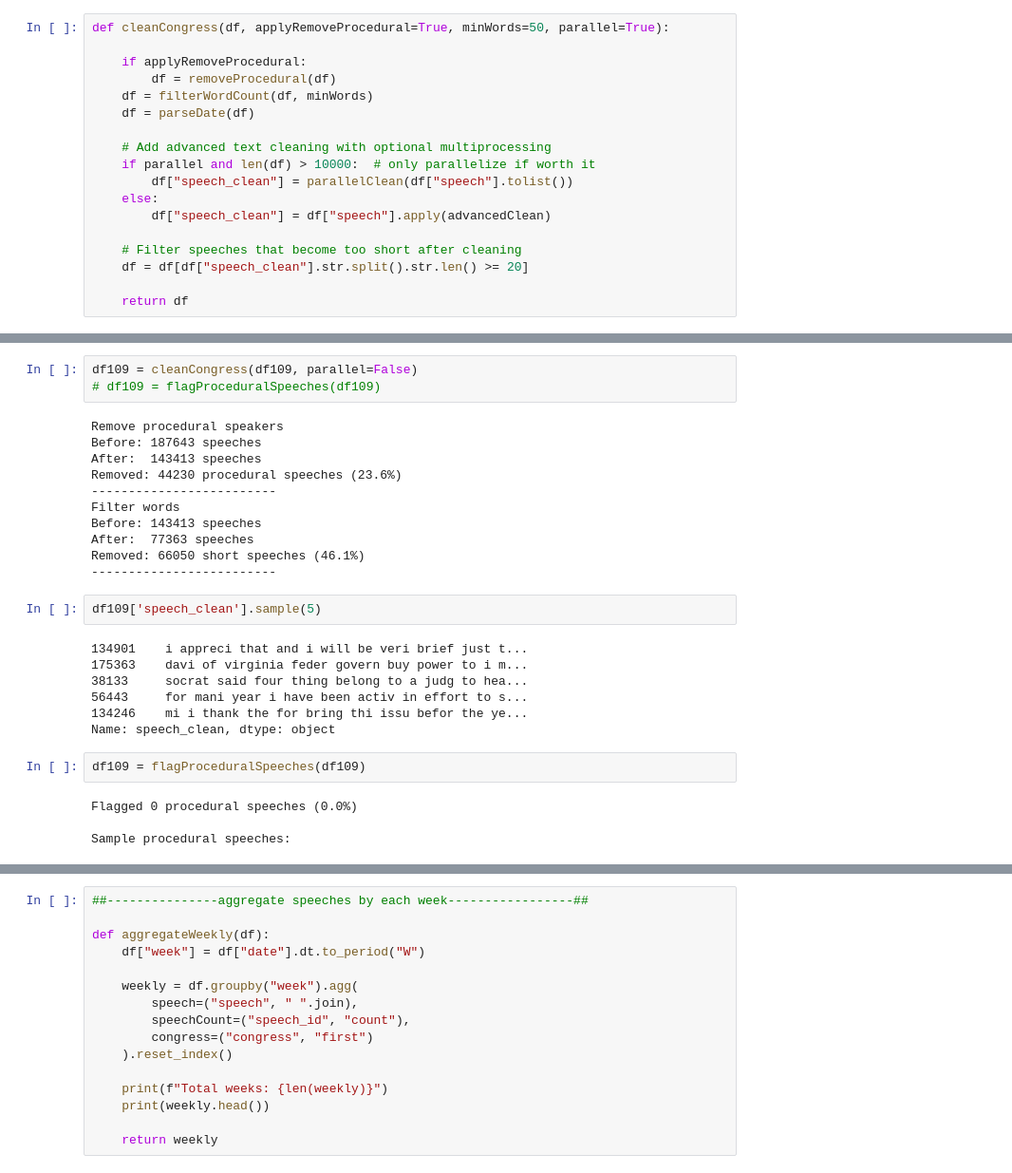
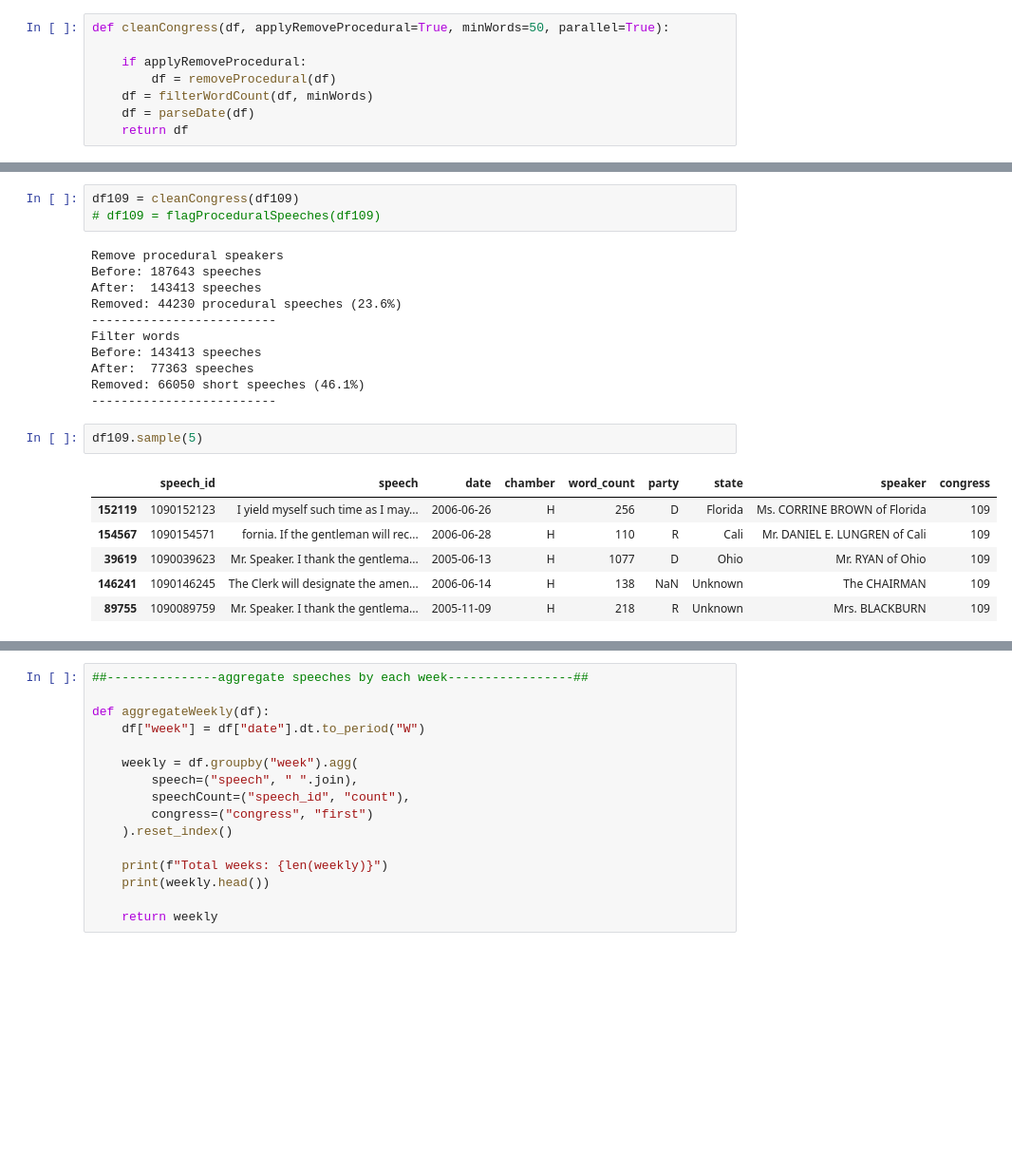
Before and after one commit to macdeath-AA/congressional-records-events-saliency, a Jupyter notebook: code/preprocessing.ipynb, the cells around one changed output, grey strips where cells are left out. Shown at 95% size. Cells and saved outputs as stored; diff of their text form; blank space fills up the shorter version.

```diff
--- a/code/preprocessing.ipynb
+++ b/code/preprocessing.ipynb
@@ -178,16 +124,6 @@ def cleanCongress(df, applyRemoveProcedural=True, minWords=50, parallel=True):
         df = removeProcedural(df)
     df = filterWordCount(df, minWords)
     df = parseDate(df)
-
-    # Add advanced text cleaning with optional multiprocessing
-    if parallel and len(df) > 10000:  # only parallelize if worth it
-        df["speech_clean"] = parallelClean(df["speech"].tolist())
-    else:
-        df["speech_clean"] = df["speech"].apply(advancedClean)
-
-    # Filter speeches that become too short after cleaning
-    df = df[df["speech_clean"].str.split().str.len() >= 20]
-
     return df
 # %%
 ##------------------------ adv cleaning pt2--------------------------------##
@@ -271,5 +174,5 @@ Name: speech_clean, dtype: object
 # %%
-df109 = cleanCongress(df109, parallel=False)
+df109 = cleanCongress(df109)
 # df109 = flagProceduralSpeeches(df109)
 # %% [output]
 Remove procedural speakers
@@ -283,17 +186,11 @@ After:  77363 speeches
 Removed: 66050 short speeches (46.1%)
 -------------------------
 # %%
-df109['speech_clean'].sample(5)
+df109.sample(5)
 # %% [output]
-134901    i appreci that and i will be veri brief just t...
-175363    davi of virginia feder govern buy power to i m...
-38133     socrat said four thing belong to a judg to hea...
-56443     for mani year i have been activ in effort to s...
-134246    mi i thank the for bring thi issu befor the ye...
-Name: speech_clean, dtype: object
+|  | speech_id | speech | date | chamber | word_count | party | state | speaker | congress |
+| 152119 | 1090152123 | I yield myself such time as I may... | 2006-06-26 | H | 256 | D | Florida | Ms. CORRINE BROWN of Florida | 109 |
+| 154567 | 1090154571 | fornia. If the gentleman will rec... | 2006-06-28 | H | 110 | R | Cali | Mr. DANIEL E. LUNGREN of Cali | 109 |
+| 39619 | 1090039623 | Mr. Speaker. I thank the gentlema... | 2005-06-13 | H | 1077 | D | Ohio | Mr. RYAN of Ohio | 109 |
+| 146241 | 1090146245 | The Clerk will designate the amen... | 2006-06-14 | H | 138 | NaN | Unknown | The CHAIRMAN | 109 |
+| 89755 | 1090089759 | Mr. Speaker. I thank the gentlema... | 2005-11-09 | H | 218 | R | Unknown | Mrs. BLACKBURN | 109 |
-# %%
-df109 = flagProceduralSpeeches(df109)
-# %% [output]
-Flagged 0 procedural speeches (0.0%)
-
-Sample procedural speeches:
```
Also changed, not shown: parts of 7 cells of this notebook.
